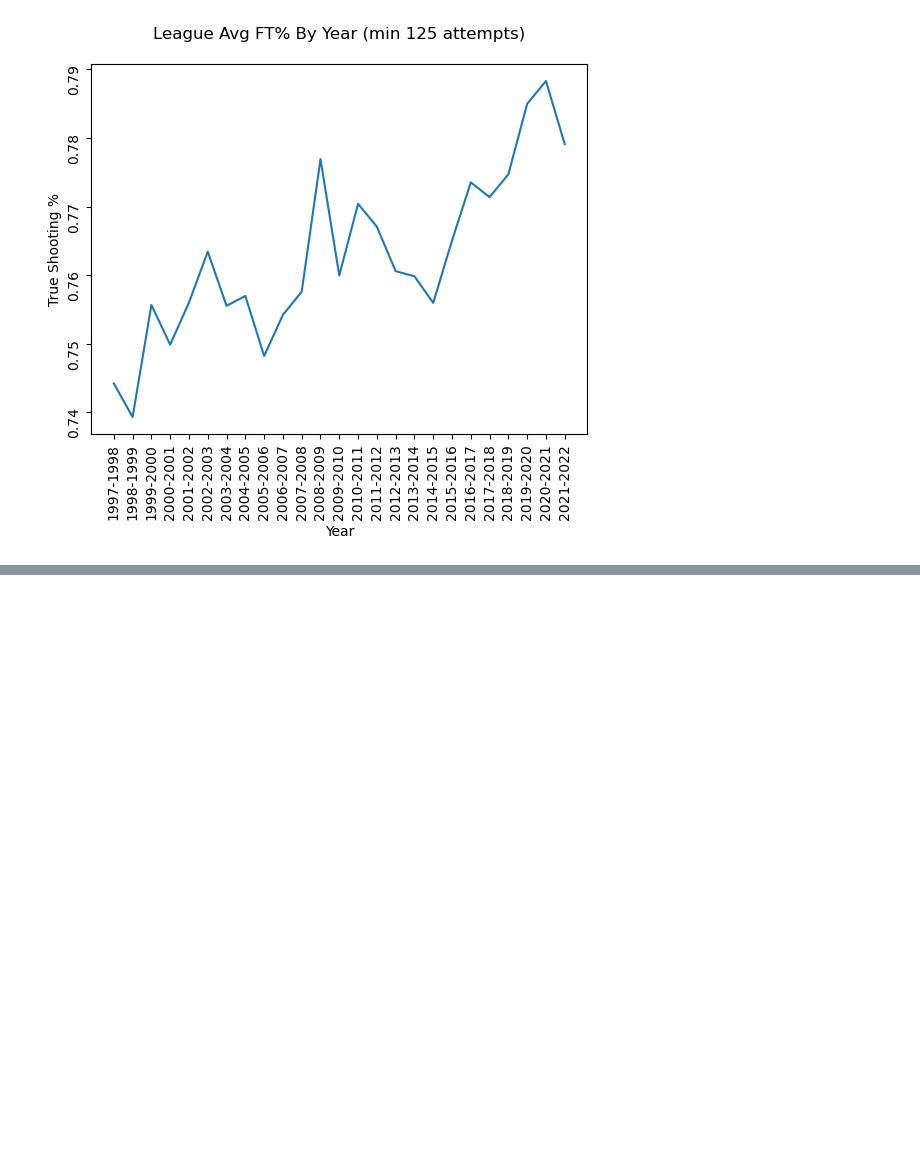
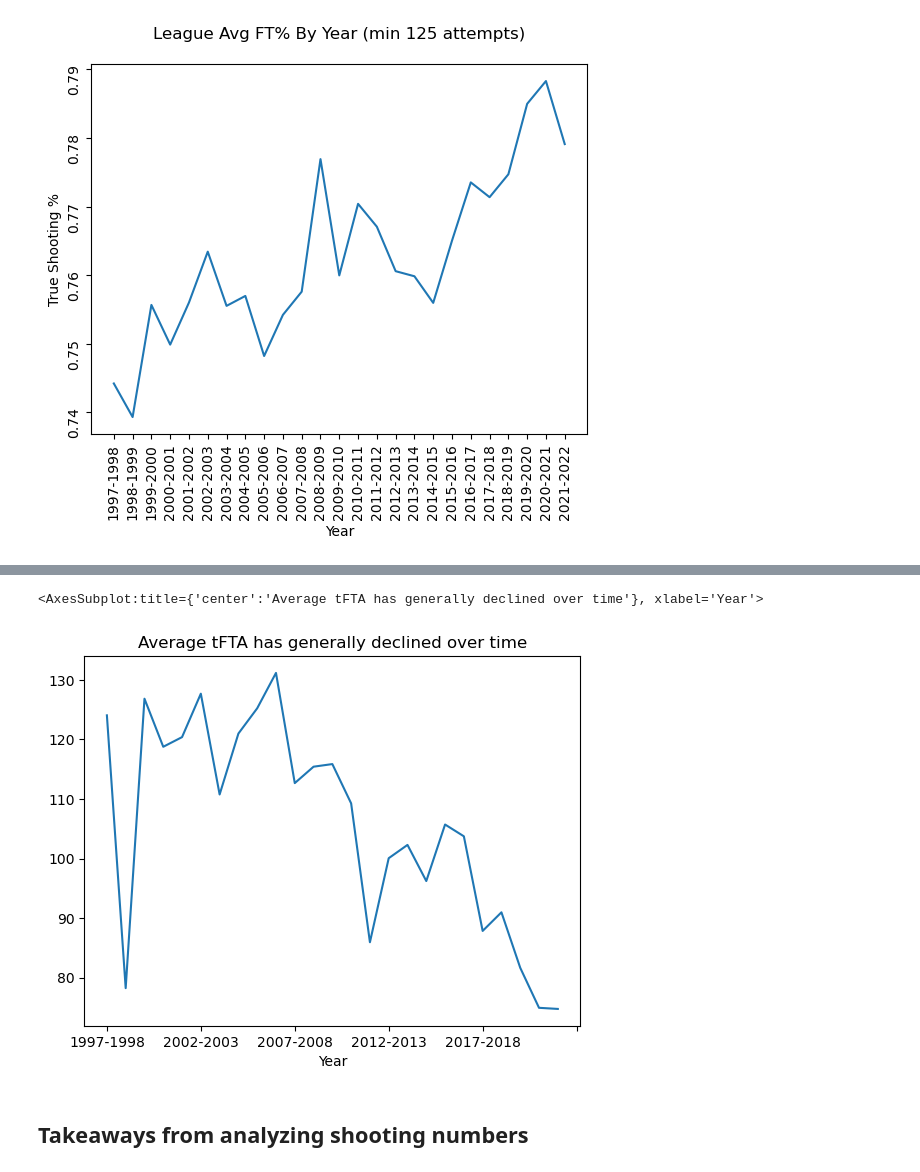
Before and after one commit to joshua-shorterivey/basic_basketball_analysis, a Jupyter notebook: explore.ipynb, the cells around one changed output, grey strips where cells are left out. Saved outputs shown, nothing was run; the diff lists cells and outputs as text; code cells hidden in the pictures; blank space fills up the shorter version.

```diff
--- a/explore.ipynb
+++ b/explore.ipynb
@@ -68,3 +66,5 @@ stats['Player'].nunique()
+# %%
+league_average_stats_by_year = stats.groupby(by='Year').mean()
 # %%
 stats['TS%'] = stats['PTS'] / (2 * (stats['FGA'] + (.44 * stats['FTA'])))
 # %%
@@ -275,0 +265,9 @@ Name: FTA, dtype: float64
+# %%
+league_average_stats_by_year['tFTA'].plot(
+                                        title='Average tFTA has generally declined over time'
+                                        )
+# %% [output]
+<AxesSubplot:title={'center':'Average tFTA has generally declined over time'}, xlabel='Year'>
+[figure, added]
+# %% [markdown]
+## Takeaways from analyzing shooting numbers
```
Also changed, not shown: parts of 11 cells of this notebook.
